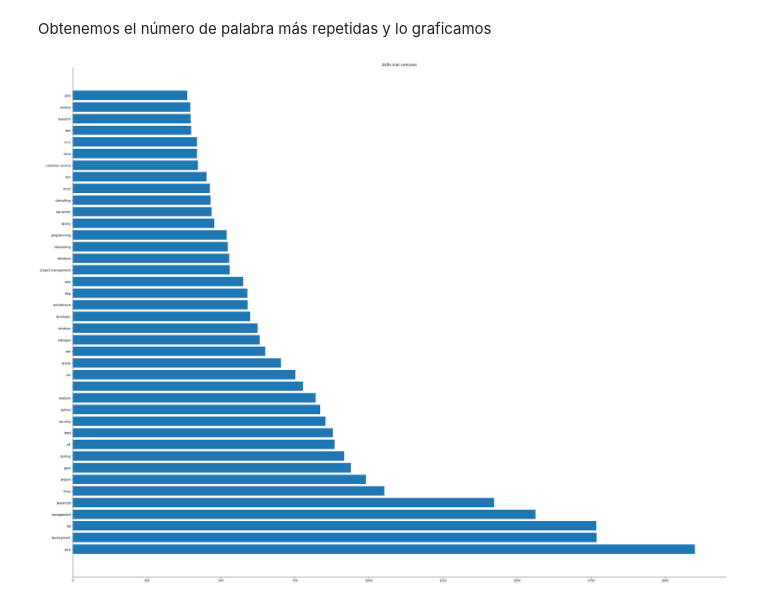
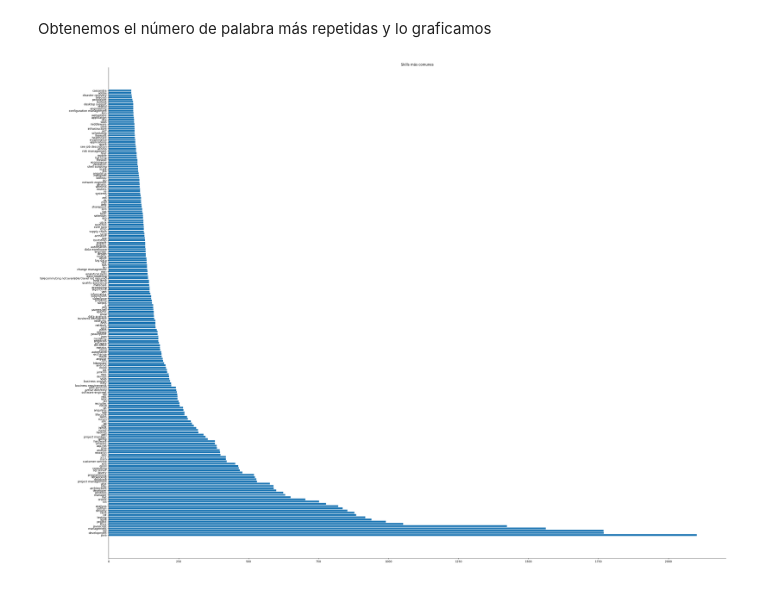
Before and after one commit to Jesusmaing/jobsRecommender, a Jupyter notebook: recommender.ipynb, the cells around one changed output. Saved outputs shown, nothing was run; the diff lists cells and outputs as text; code cells hidden in the pictures.

```diff
--- a/recommender.ipynb
+++ b/recommender.ipynb
@@ -100,14 +101,14 @@ Obtenemos el número de palabra más repetidas y lo graficamos
 # %%
 #plot all skills as histogram
 fig , ax = plt.subplots(figsize=(40,32))
-plt.barh([x[0] for x in vocabulary1.most_common(40)],[x[1] for x in vocabulary1.most_common(40)], label='skills')
+plt.barh([x[0] for x in vocabulary1.most_common(200)],[x[1] for x in vocabulary1.most_common(200)], label='skills')
 ax.spines['right'].set_visible(False)
 ax.spines['top'].set_visible(False)
 ax.set_title('# Skills')
 plt.title('Skills más comunes')
 plt.show()
 # %% [output]
-[figure, old version]
+[figure, new version]
 # %%
 #Creamos una instancia para vectorizar los skills
 vectorizer = TfidfVectorizer()
```
Also changed, not shown: parts of 4 cells of this notebook, 6 other files.
